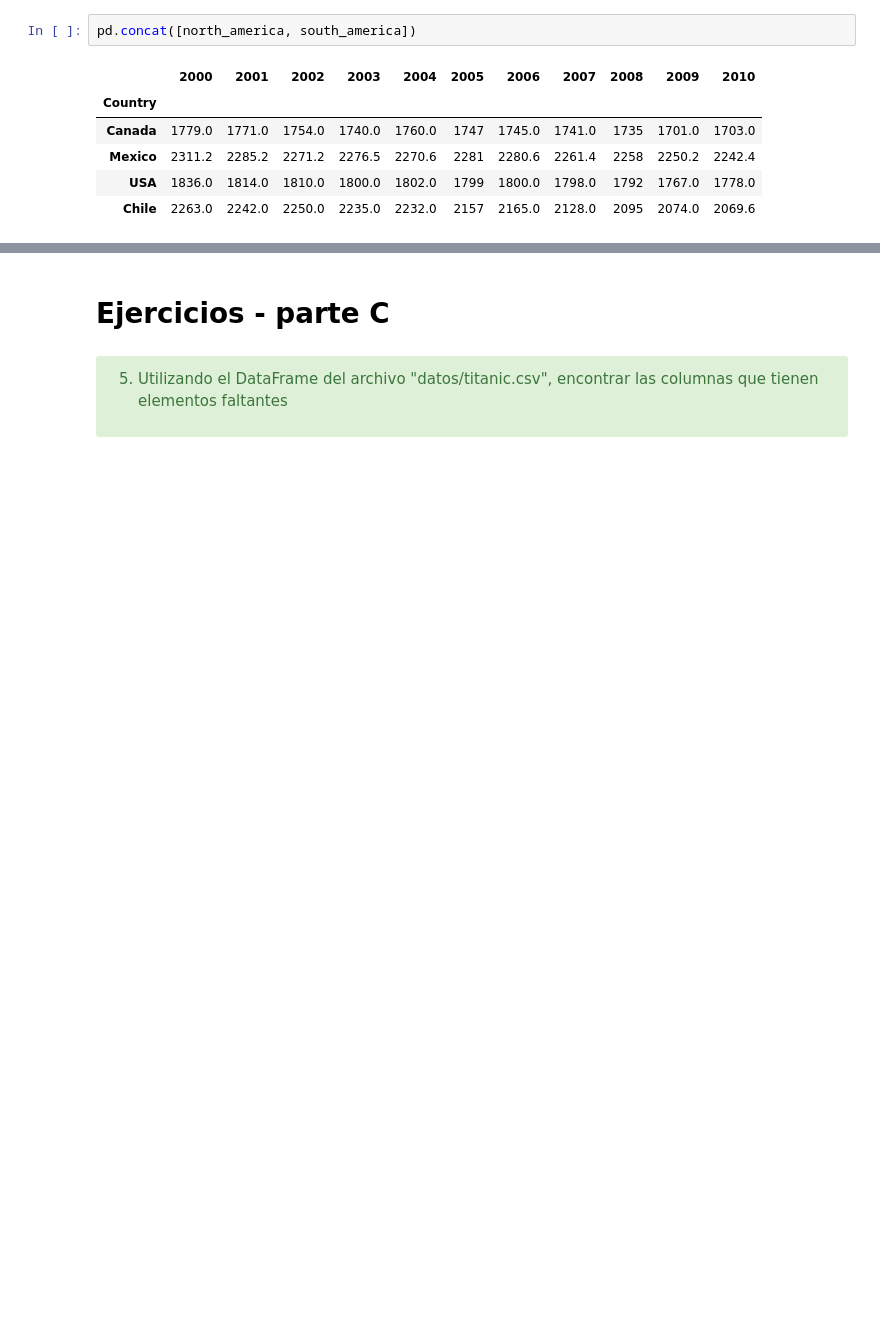
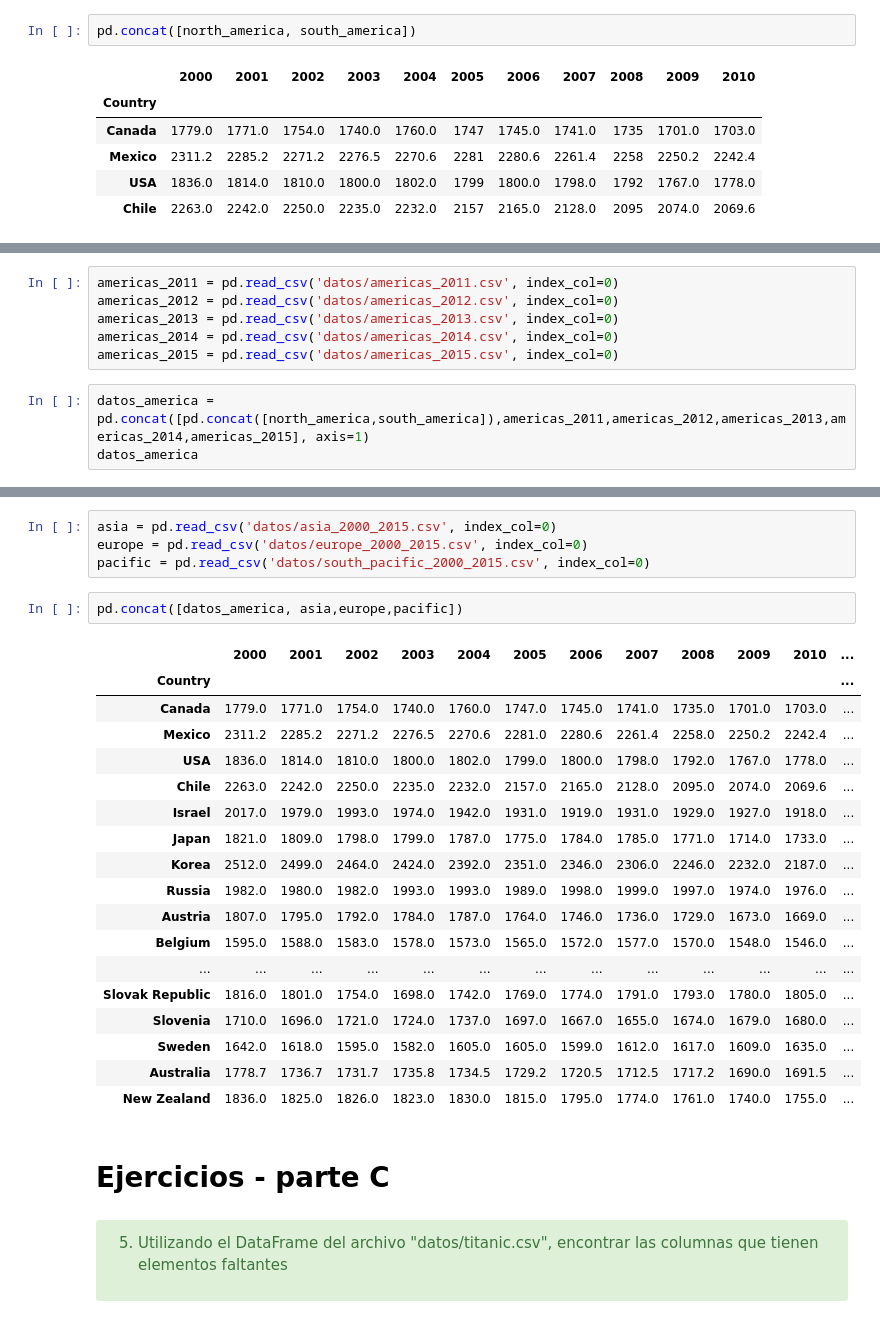
Before and after one commit to chava131011/Data-Science-Coursework, a Jupyter notebook: Classes Resources/CD_07_Pandas_Concat-DatosFaltantes/CD_07_Tarea -NombreApellido.ipynb, the cells around one changed output, grey strips where cells are left out. Cells and saved outputs as stored; diff of their text form; blank space fills up the shorter version.

```diff
--- a/Classes Resources/CD_07_Pandas_Concat-DatosFaltantes/CD_07_Tarea -NombreApellido.ipynb
+++ b/Classes Resources/CD_07_Pandas_Concat-DatosFaltantes/CD_07_Tarea -NombreApellido.ipynb
@@ -78,3 +78,12 @@ Queremos que nuestros datos sean lo más recientes posible. Después de solicita
 
 
 </div>
+# %%
+americas_2011 = pd.read_csv('datos/americas_2011.csv', index_col=0)
+americas_2012 = pd.read_csv('datos/americas_2012.csv', index_col=0)
+americas_2013 = pd.read_csv('datos/americas_2013.csv', index_col=0)
+americas_2014 = pd.read_csv('datos/americas_2014.csv', index_col=0)
+americas_2015 = pd.read_csv('datos/americas_2015.csv', index_col=0)
+# %%
+datos_america = pd.concat([pd.concat([north_america,south_america]),americas_2011,americas_2012,americas_2013,americas_2014,americas_2015], axis=1)
+datos_america
@@ -95,6 +111,31 @@ Encontrar la salida que se muestra en la imagen
 
 
 </div>
+# %%
+asia = pd.read_csv('datos/asia_2000_2015.csv', index_col=0)
+europe = pd.read_csv('datos/europe_2000_2015.csv', index_col=0)
+pacific = pd.read_csv('datos/south_pacific_2000_2015.csv', index_col=0)
+# %%
+pd.concat([datos_america, asia,europe,pacific])
+# %% [output]
+|  | 2000 | 2001 | 2002 | 2003 | 2004 | 2005 | 2006 | 2007 | 2008 | 2009 | 2010 | ... |
+| Country |  |  |  |  |  |  |  |  |  |  |  | ... |
+| Canada | 1779.0 | 1771.0 | 1754.0 | 1740.0 | 1760.0 | 1747.0 | 1745.0 | 1741.0 | 1735.0 | 1701.0 | 1703.0 | ... |
+| Mexico | 2311.2 | 2285.2 | 2271.2 | 2276.5 | 2270.6 | 2281.0 | 2280.6 | 2261.4 | 2258.0 | 2250.2 | 2242.4 | ... |
+| USA | 1836.0 | 1814.0 | 1810.0 | 1800.0 | 1802.0 | 1799.0 | 1800.0 | 1798.0 | 1792.0 | 1767.0 | 1778.0 | ... |
+| Chile | 2263.0 | 2242.0 | 2250.0 | 2235.0 | 2232.0 | 2157.0 | 2165.0 | 2128.0 | 2095.0 | 2074.0 | 2069.6 | ... |
+| Israel | 2017.0 | 1979.0 | 1993.0 | 1974.0 | 1942.0 | 1931.0 | 1919.0 | 1931.0 | 1929.0 | 1927.0 | 1918.0 | ... |
+| Japan | 1821.0 | 1809.0 | 1798.0 | 1799.0 | 1787.0 | 1775.0 | 1784.0 | 1785.0 | 1771.0 | 1714.0 | 1733.0 | ... |
+| Korea | 2512.0 | 2499.0 | 2464.0 | 2424.0 | 2392.0 | 2351.0 | 2346.0 | 2306.0 | 2246.0 | 2232.0 | 2187.0 | ... |
+| Russia | 1982.0 | 1980.0 | 1982.0 | 1993.0 | 1993.0 | 1989.0 | 1998.0 | 1999.0 | 1997.0 | 1974.0 | 1976.0 | ... |
+| Austria | 1807.0 | 1795.0 | 1792.0 | 1784.0 | 1787.0 | 1764.0 | 1746.0 | 1736.0 | 1729.0 | 1673.0 | 1669.0 | ... |
+| Belgium | 1595.0 | 1588.0 | 1583.0 | 1578.0 | 1573.0 | 1565.0 | 1572.0 | 1577.0 | 1570.0 | 1548.0 | 1546.0 | ... |
+| ... | ... | ... | ... | ... | ... | ... | ... | ... | ... | ... | ... | ... |
+| Slovak Republic | 1816.0 | 1801.0 | 1754.0 | 1698.0 | 1742.0 | 1769.0 | 1774.0 | 1791.0 | 1793.0 | 1780.0 | 1805.0 | ... |
+| Slovenia | 1710.0 | 1696.0 | 1721.0 | 1724.0 | 1737.0 | 1697.0 | 1667.0 | 1655.0 | 1674.0 | 1679.0 | 1680.0 | ... |
+| Sweden | 1642.0 | 1618.0 | 1595.0 | 1582.0 | 1605.0 | 1605.0 | 1599.0 | 1612.0 | 1617.0 | 1609.0 | 1635.0 | ... |
+| Australia | 1778.7 | 1736.7 | 1731.7 | 1735.8 | 1734.5 | 1729.2 | 1720.5 | 1712.5 | 1717.2 | 1690.0 | 1691.5 | ... |
+| New Zealand | 1836.0 | 1825.0 | 1826.0 | 1823.0 | 1830.0 | 1815.0 | 1795.0 | 1774.0 | 1761.0 | 1740.0 | 1755.0 | ... |
 # %% [markdown]
 # Ejercicios - parte C
 # %% [markdown]
```
Also changed, not shown: parts of 3 cells of this notebook.
